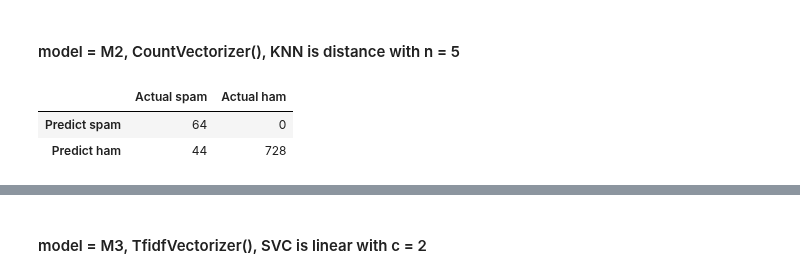
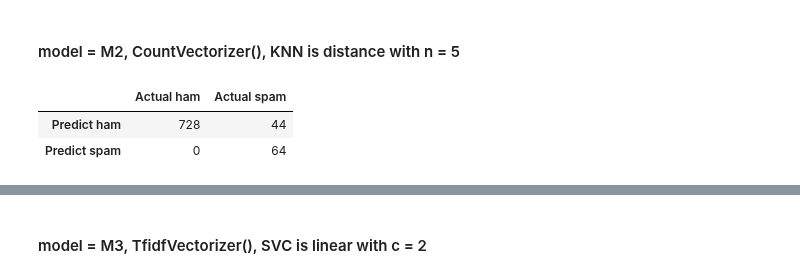
Before and after one commit to ECS171-Project/Final-project, a Jupyter notebook: SVC and KNN.ipynb, the cells around one changed output, grey strips where cells are left out. Drawn from its saved outputs; the diff is of its cells as text; code cells hidden in the pictures.

```diff
--- a/SVC and KNN.ipynb
+++ b/SVC and KNN.ipynb
@@ -415,13 +415,13 @@ plot_precision(M1,"Plot 1.2: Precision recall Curves : SVC + CountVectorizer",X_
 # %%
 M2 = M2.fit(X_tr, y_tr)
 pre2 = M2.predict(X_te)
 pd.DataFrame(confusion_matrix(pre2, y_te),\
-             index = ['Predict spam', 'Predict ham'], \
-             columns = ['Actual spam', 'Actual ham'])
+             index = ['Predict ham', 'Predict spam'], \
+             columns = ['Actual ham', 'Actual spam'])
 # %% [output]
-|  | Actual spam | Actual ham |
-| Predict spam | 64 | 0 |
-| Predict ham | 44 | 728 |
+|  | Actual ham | Actual spam |
+| Predict ham | 728 | 44 |
+| Predict spam | 0 | 64 |
 # %%
 print(classification_report(pre2, y_te))
 # %% [output]
```
Also changed, not shown: parts of 30 cells of this notebook, 24 other files.
